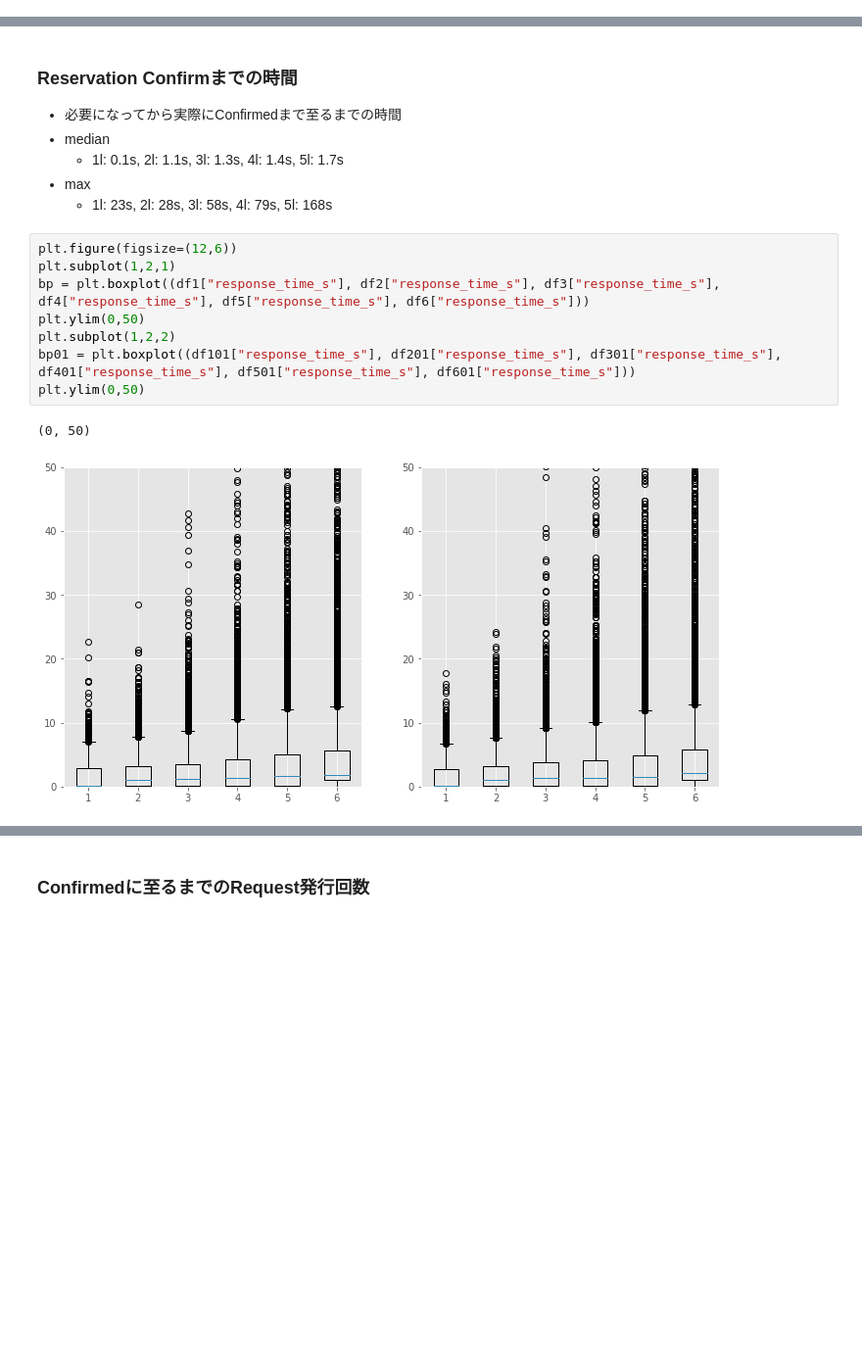
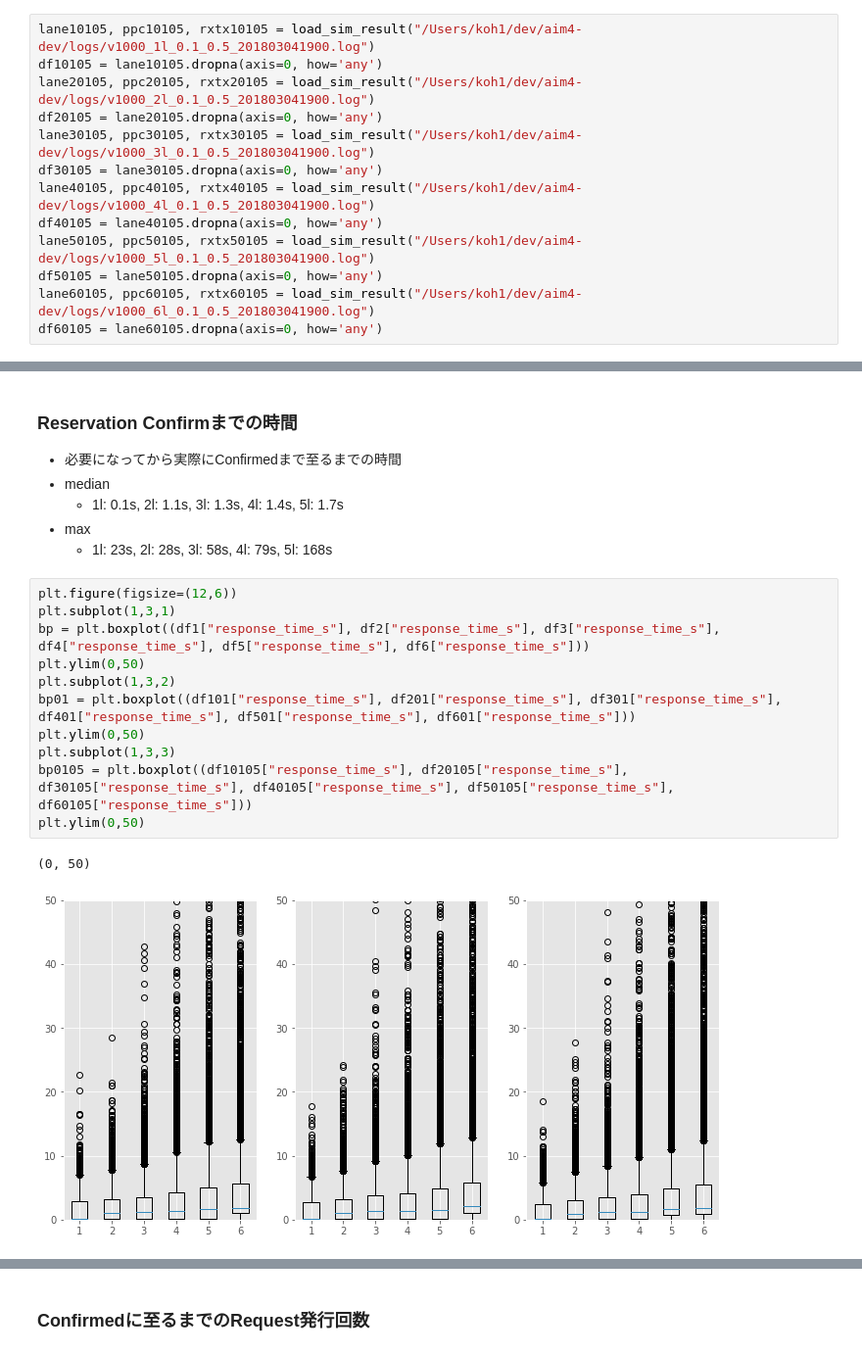
Before and after one commit to koh1/aim, a Jupyter notebook: analysis/processing_time_analysis.ipynb, the cells around one changed output, grey strips where cells are left out. Shown at 98% size. Saved outputs shown, nothing was run; the diff lists cells and outputs as text; blank space fills up the shorter version.

```diff
--- a/analysis/processing_time_analysis.ipynb
+++ b/analysis/processing_time_analysis.ipynb
@@ -129,3 +129,16 @@ rxtx301_sum = gen_span_sum(rxtx301)
 rxtx401_sum = gen_span_sum(rxtx401)
 rxtx501_sum = gen_span_sum(rxtx501)
 rxtx601_sum = gen_span_sum(rxtx601)
+# %%
+lane10105, ppc10105, rxtx10105 = load_sim_result("/Users/koh1/dev/aim4-dev/logs/v1000_1l_0.1_0.5_201803041900.log")
+df10105 = lane10105.dropna(axis=0, how='any')
+lane20105, ppc20105, rxtx20105 = load_sim_result("/Users/koh1/dev/aim4-dev/logs/v1000_2l_0.1_0.5_201803041900.log")
+df20105 = lane20105.dropna(axis=0, how='any')
+lane30105, ppc30105, rxtx30105 = load_sim_result("/Users/koh1/dev/aim4-dev/logs/v1000_3l_0.1_0.5_201803041900.log")
+df30105 = lane30105.dropna(axis=0, how='any')
+lane40105, ppc40105, rxtx40105 = load_sim_result("/Users/koh1/dev/aim4-dev/logs/v1000_4l_0.1_0.5_201803041900.log")
+df40105 = lane40105.dropna(axis=0, how='any')
+lane50105, ppc50105, rxtx50105 = load_sim_result("/Users/koh1/dev/aim4-dev/logs/v1000_5l_0.1_0.5_201803041900.log")
+df50105 = lane50105.dropna(axis=0, how='any')
+lane60105, ppc60105, rxtx60105 = load_sim_result("/Users/koh1/dev/aim4-dev/logs/v1000_6l_0.1_0.5_201803041900.log")
+df60105 = lane60105.dropna(axis=0, how='any')
@@ -194,13 +233,16 @@ nwlat1 = plt.hist(df101["nw_latency_s"], bins=100, histtype='step', cumulative=F
     * 1l: 23s, 2l: 28s, 3l: 58s, 4l: 79s, 5l: 168s
 # %%
 plt.figure(figsize=(12,6))
-plt.subplot(1,2,1)
+plt.subplot(1,3,1)
 bp = plt.boxplot((df1["response_time_s"], df2["response_time_s"], df3["response_time_s"], df4["response_time_s"], df5["response_time_s"], df6["response_time_s"]))
 plt.ylim(0,50)
-plt.subplot(1,2,2)
+plt.subplot(1,3,2)
 bp01 = plt.boxplot((df101["response_time_s"], df201["response_time_s"], df301["response_time_s"], df401["response_time_s"], df501["response_time_s"], df601["response_time_s"]))
 plt.ylim(0,50)
+plt.subplot(1,3,3)
+bp0105 = plt.boxplot((df10105["response_time_s"], df20105["response_time_s"], df30105["response_time_s"], df40105["response_time_s"], df50105["response_time_s"], df60105["response_time_s"]))
+plt.ylim(0,50)
 # %% [output]
 (0, 50)
-[figure, old version]
+[figure, new version]
 # %%
```
Also changed, not shown: parts of 9 cells of this notebook, 3 other files.
